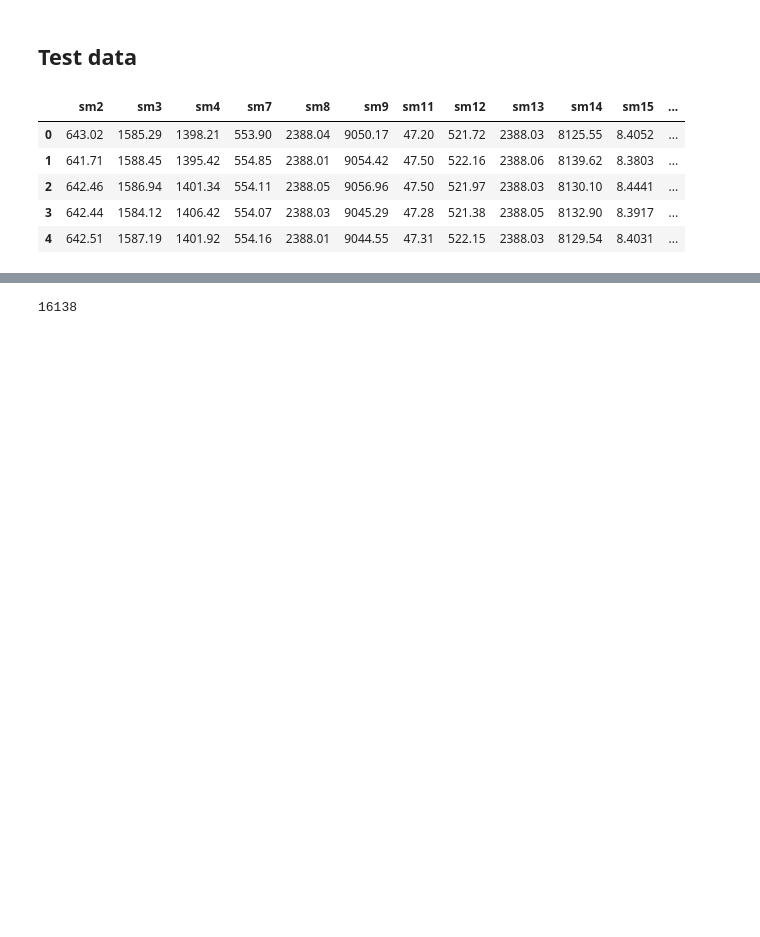
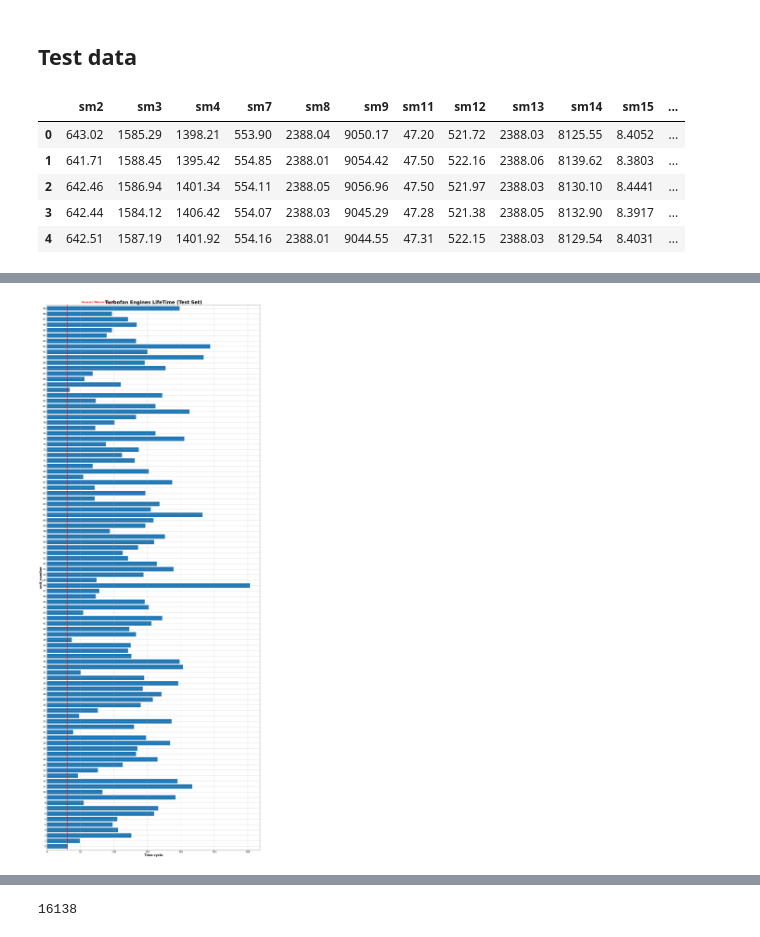
Before and after one commit to meghagkrishnan/jet_engine, a Jupyter notebook: notebooks/megha_jet_engine_LR.ipynb, the cells around one changed output, grey strips where cells are left out. Cells and saved outputs as stored; diff of their text form; code cells hidden in the pictures; blank space fills up the shorter version.

```diff
--- a/notebooks/megha_jet_engine_LR.ipynb
+++ b/notebooks/megha_jet_engine_LR.ipynb
@@ -252,0 +253,19 @@ plt.show()
+# %%
+plt.figure(figsize=(20,50))
+ax=max_cycles_test['max_time_in_cycles'].plot(kind='barh',width=0.8, stacked=True,align='center')
+plt.title('Turbofan Engines LifeTime (Test Set)',fontweight='bold',size=30)
+plt.xlabel('Time cycle',fontweight='bold',size=20)
+plt.xticks(size=15)
+plt.ylabel('unit_number',fontweight='bold',size=20)
+plt.yticks(size=15)
+plt.grid(True)
+
+# Add a vertical line at cycle 50
+plt.axvline(x=30, color='red', linewidth=2)
+# Annotate the vertical line
+plt.text(52, len(max_cycles), 'Selected Window length', color='red', fontsize=15, fontweight='bold')
+
+plt.tight_layout()
+plt.show()
+# %% [output]
+[figure, added]
```
Also changed, not shown: parts of 4 cells of this notebook, 15 other files.
